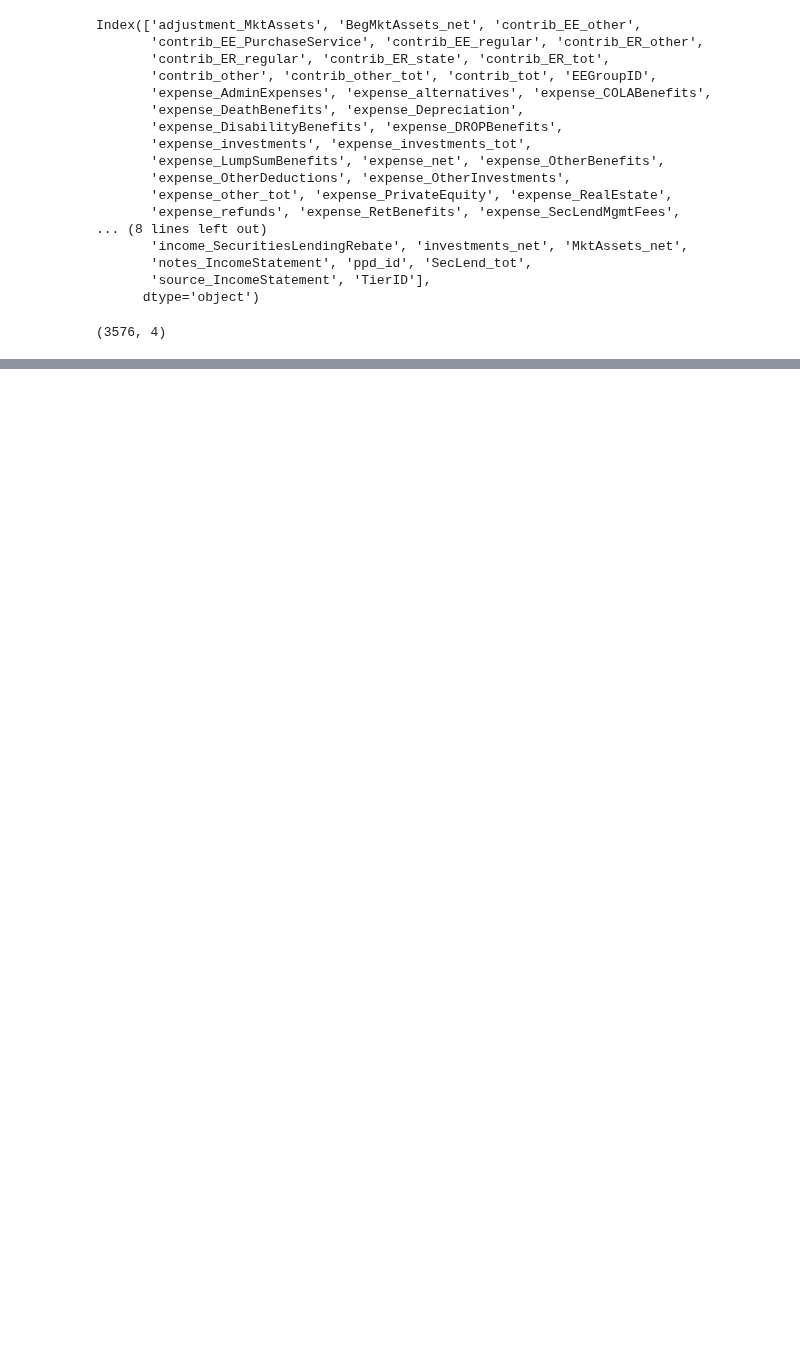
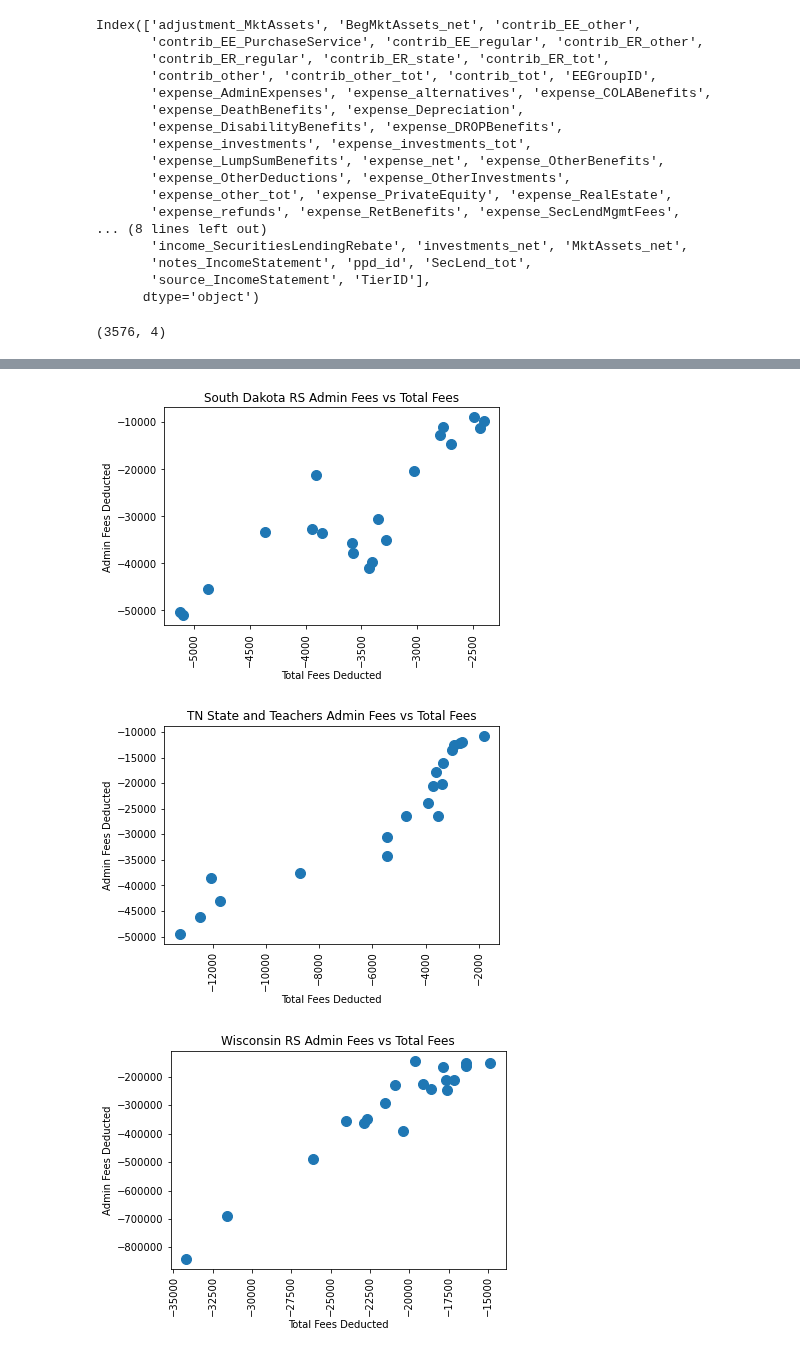
Before and after one commit to DeltaDeutsch/PPD-Group-Project, a Jupyter notebook: PPD Group Costs Fees.ipynb, the cells around one changed output, grey strips where cells are left out. Cells and saved outputs as stored; diff of their text form; code cells hidden in the pictures; blank space fills up the shorter version.

Commit message:
Added plots for admin fees versus total fees

```diff
--- a/PPD Group Costs Fees.ipynb
+++ b/PPD Group Costs Fees.ipynb
@@ -92,6 +117,6 @@ plan_income_funded_data_df.head(5)
 # %%
-plan_test_data_df['ActFundedRatio_GASB'] = plan_test_data_df['ActFundedRatio_GASB'].astype(float)
-plan_test_data_df['PercentReqContPaid'] = plan_test_data_df['PercentReqContPaid'].astype(float)
+plan_income_funded_data_df['ActFundedRatio_GASB'] = plan_income_funded_data_df['ActFundedRatio_GASB'].astype(float)
+plan_income_funded_data_df['PercentReqContPaid'] = plan_income_funded_data_df['PercentReqContPaid'].astype(float)
 # %%
 #Created a for loop to automatically build plots based on list of plan IDs
 #Steady Plans
@@ -109,0 +140,17 @@ for plans in focus_plans_list:
+# %%
+for plans in focus_plans_list:
+    plan_x=plan_income_funded_data_df[plan_income_funded_data_df["ppd_id"]==plans]
+    plan_x_totalexp=plan_x["expense_investments_tot"]
+    plan_x_adminexp=plan_x["expense_AdminExpenses"]
+    plan_x_fy=plan_x["fy"]
+    plan_x_name=plan_data_df.loc[plan_data_df['ppd_id'] == plans, 'PlanName'].iloc[0]
+    plt.title(f'{plan_x_name} Admin Fees vs Total Fees')
+    plt.ylabel("Admin Fees Deducted")
+    plt.xlabel("Total Fees Deducted")
+    plt.scatter(plan_x_adminexp,plan_x_totalexp,s=100)
+    plt.xticks(rotation=90)
+    plt.show()
+# %% [output]
+[figure, added]
+[figure, added]
+[figure, added]
```
Also changed, not shown: parts of 6 cells of this notebook.
